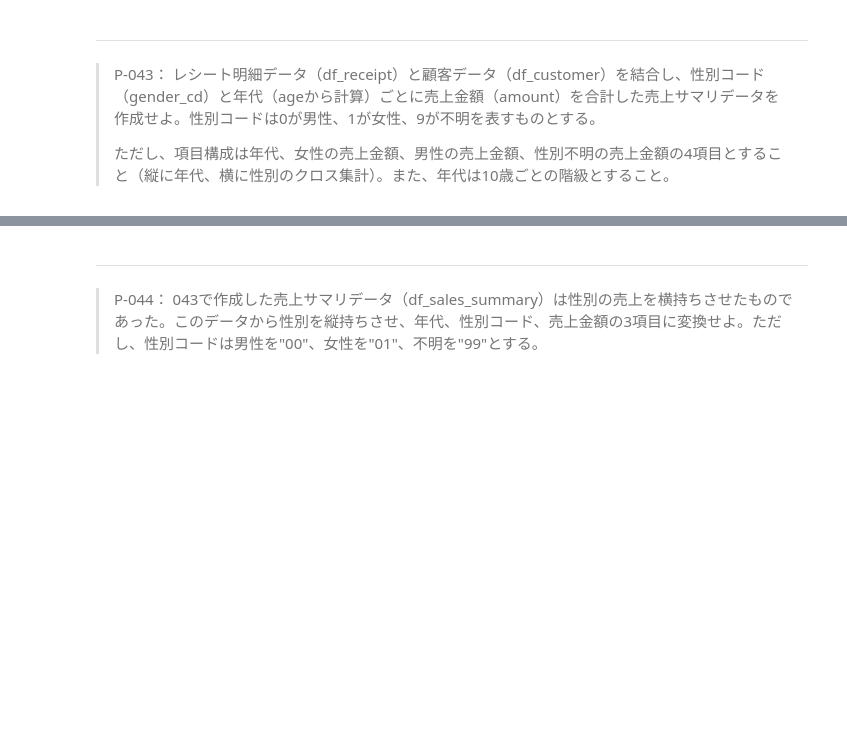
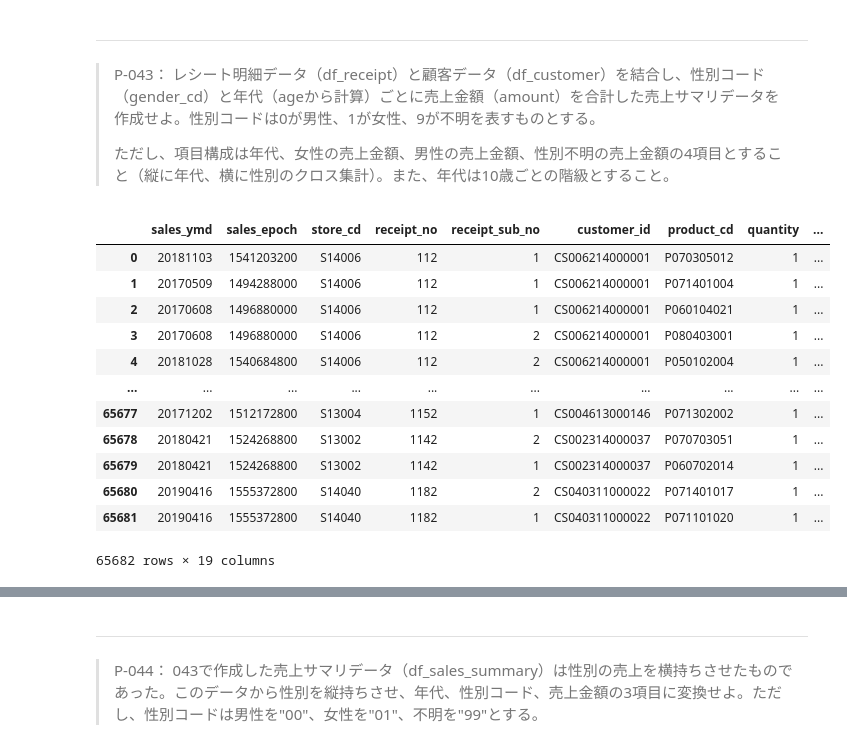
Before and after one commit to ryu1maniwa/100knocks-preprocess, a Jupyter notebook: docker/work/preprocess_knock_Python.ipynb, the cells around one changed output, grey strips where cells are left out. Saved outputs shown, nothing was run; the diff lists cells and outputs as text; code cells hidden in the pictures; blank space fills up the shorter version.

```diff
--- a/docker/work/preprocess_knock_Python.ipynb
+++ b/docker/work/preprocess_knock_Python.ipynb
@@ -827,3 +896,19 @@ pd.merge(df_num_sales_ymd, df_amount_sum, how='outer', on='customer_id')
 > P-043： レシート明細データ（df_receipt）と顧客データ（df_customer）を結合し、性別コード（gender_cd）と年代（ageから計算）ごとに売上金額（amount）を合計した売上サマリデータを作成せよ。性別コードは0が男性、1が女性、9が不明を表すものとする。
 >
 > ただし、項目構成は年代、女性の売上金額、男性の売上金額、性別不明の売上金額の4項目とすること（縦に年代、横に性別のクロス集計）。また、年代は10歳ごとの階級とすること。
+# %%
+pd.merge(df_receipt, df_customer, how ='inner', on="customer_id")
+# %% [output]
+|  | sales_ymd | sales_epoch | store_cd | receipt_no | receipt_sub_no | customer_id | product_cd | quantity | ... |
+| 0 | 20181103 | 1541203200 | S14006 | 112 | 1 | CS006214000001 | P070305012 | 1 | ... |
+| 1 | 20170509 | 1494288000 | S14006 | 112 | 1 | CS006214000001 | P071401004 | 1 | ... |
+| 2 | 20170608 | 1496880000 | S14006 | 112 | 1 | CS006214000001 | P060104021 | 1 | ... |
+| 3 | 20170608 | 1496880000 | S14006 | 112 | 2 | CS006214000001 | P080403001 | 1 | ... |
+| 4 | 20181028 | 1540684800 | S14006 | 112 | 2 | CS006214000001 | P050102004 | 1 | ... |
+| ... | ... | ... | ... | ... | ... | ... | ... | ... | ... |
+| 65677 | 20171202 | 1512172800 | S13004 | 1152 | 1 | CS004613000146 | P071302002 | 1 | ... |
+| 65678 | 20180421 | 1524268800 | S13002 | 1142 | 2 | CS002314000037 | P070703051 | 1 | ... |
+| 65679 | 20180421 | 1524268800 | S13002 | 1142 | 1 | CS002314000037 | P060702014 | 1 | ... |
+| 65680 | 20190416 | 1555372800 | S14040 | 1182 | 2 | CS040311000022 | P071401017 | 1 | ... |
+| 65681 | 20190416 | 1555372800 | S14040 | 1182 | 1 | CS040311000022 | P071101020 | 1 | ... |
+65682 rows × 19 columns
```
Also changed, not shown: parts of 31 cells of this notebook, 1 other file.
